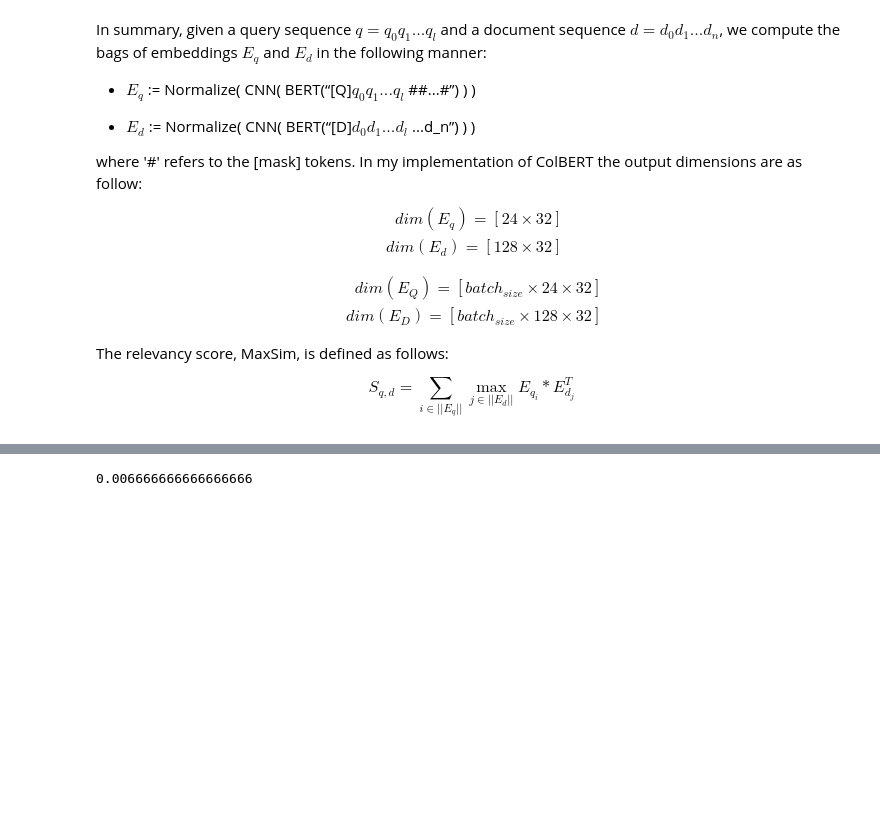
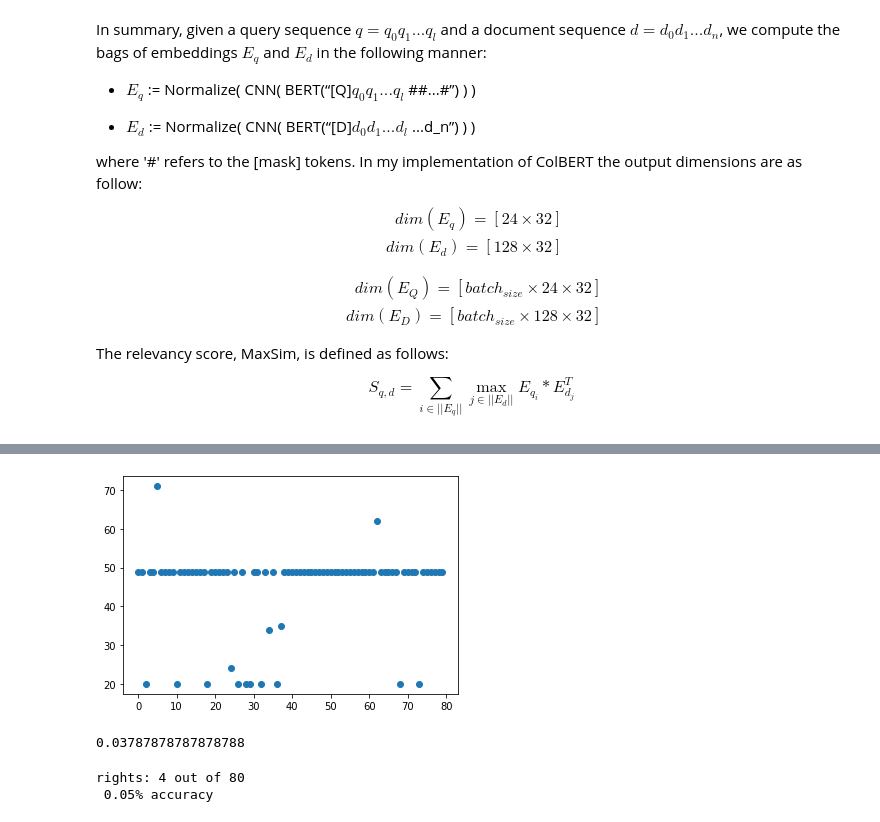
Before and after one commit to MartinBA741/SkillsColBERT, a Jupyter notebook: predict_colbert.ipynb, the cells around one changed output, grey strips where cells are left out. Cells and saved outputs as stored; diff of their text form; code cells hidden in the pictures; blank space fills up the shorter version.

Commit message:
predictions made

```diff
--- a/predict_colbert.ipynb
+++ b/predict_colbert.ipynb
@@ -294,7 +451,22 @@ q_id = [x for x in range(100)]
+# %%
+# Distribution of "predictions"
+q_IDs = [x for x in range(sample_size)]
+plt.scatter(q_IDs, most_similar_docID)
+plt.show()
+# %% [output]
+[figure, added]
 # %%
 from sklearn.metrics import f1_score
-y_true = q_id
+y_true = q_IDs
 y_pred = most_similar_docID
 f1_score(y_true, y_pred, average='macro')
 # %% [output]
-0.006666666666666666
+0.03787878787878788
+# %%
+rights = sum(np.array(y_true) == np.array(y_pred))
+wrongs = sum(np.array(y_true) != np.array(y_pred))
+
+print(f'rights: {rights} out of {rights+wrongs} \n {rights/(rights+wrongs)}% accuracy')
+# %% [output]
+rights: 4 out of 80
+ 0.05% accuracy
```
Also changed, not shown: parts of 10 cells of this notebook.
